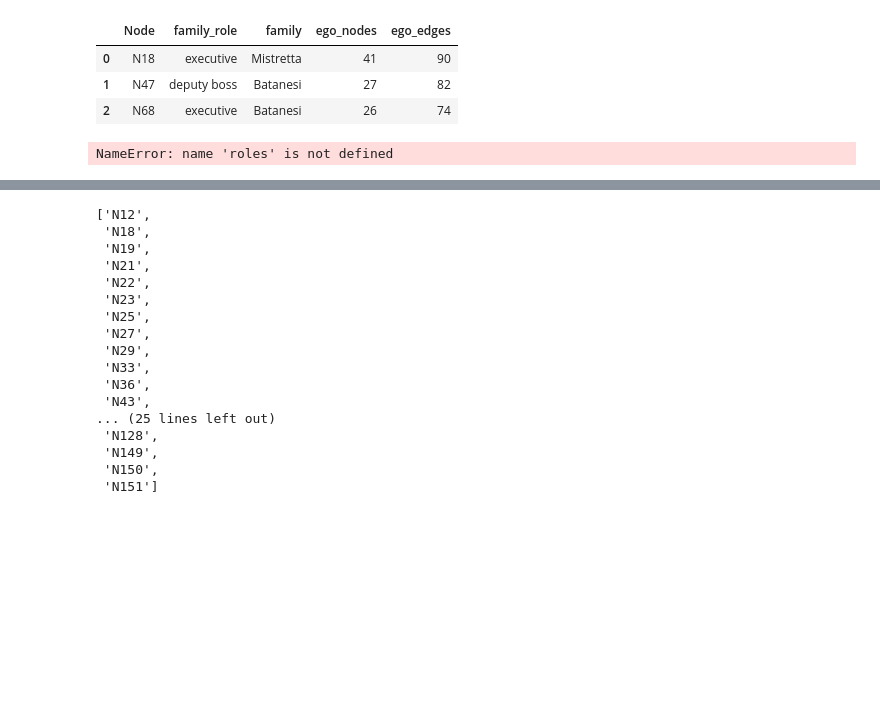
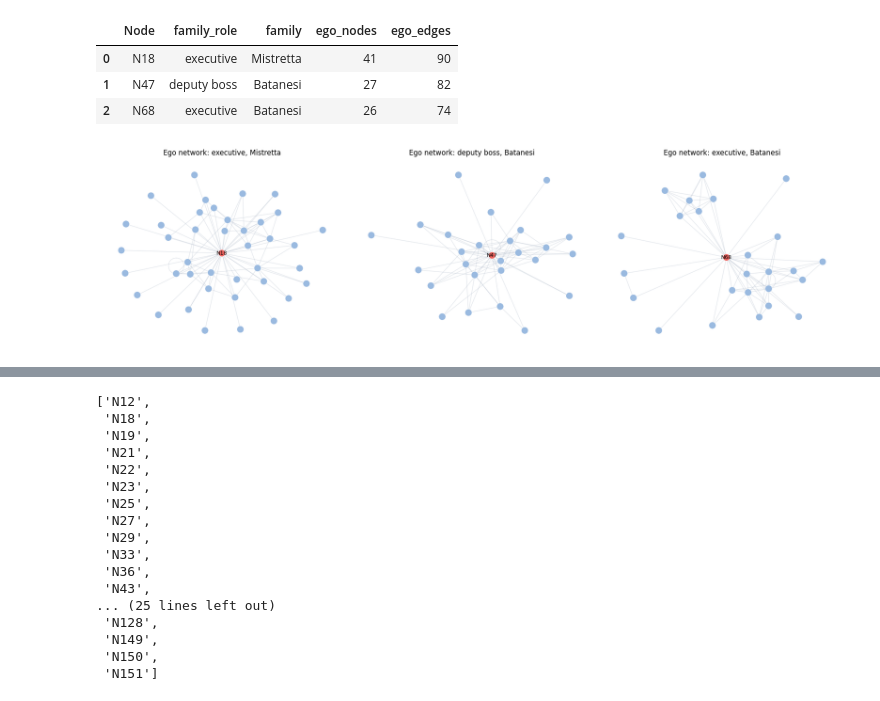
Before and after one commit to ignaciovadillos/The-Sicilian-Mafia---Network-Analysis, a Jupyter notebook: src/full_network_analysis.ipynb, the cells around one changed output, grey strips where cells are left out. Cells and saved outputs as stored; diff of their text form; code cells hidden in the pictures; blank space fills up the shorter version.

```diff
--- a/src/full_network_analysis.ipynb
+++ b/src/full_network_analysis.ipynb
@@ -383,22 +385,70 @@ pd.DataFrame(ego_summary_rows)
 | 2 | N68 | executive | Batanesi | 26 | 74 |
 # %%
 family_lookup = roles.set_index('Node')['family'].to_dict()
+role_lookup = roles.set_index('Node')['family_role'].to_dict()
+
 fig, axes = plt.subplots(1, len(top3_nodes), figsize=(6 * max(len(top3_nodes), 1), 5))
 axes = [axes] if len(top3_nodes) == 1 else axes
 
 for axis, node in zip(axes, top3_nodes):
     ego_graph = nx.ego_graph(full_graph.to_undirected(), node, radius=1)
-    position = nx.spring_layout(ego_graph, seed=42)
-    node_colors = ['tab:red' if n == node else 'tab:blue' for n in ego_graph.nodes()]
-    nx.draw_networkx(ego_graph, pos=position, ax=axis, node_color=node_colors, with_labels=True, node_size=500, font_size=8)
-    axis.set_title(f'Ego network: {node}')
-    axis.axis('off')
+
+    n = ego_graph.number_of_nodes()
+    position = nx.spring_layout(
+        ego_graph,
+        seed=42,
+        weight="weight",
+        k=1 / np.sqrt(n),
+        iterations=300
+    )
+
+    # Node colors (highlight center node)
+    node_colors = [
+        "#ee6460" if n == node else "#9abae0"
+        for n in ego_graph.nodes()
+    ]
+
+    # Draw edges (same style)
+    nx.draw_networkx_edges(
+        ego_graph,
+        pos=position,
+        ax=axis,
+        edge_color="#94a3b8",
+        alpha=0.30,
+        width=0.8,
+    )
+
+    # Draw nodes (same style)
+    nx.draw_networkx_nodes(
+        ego_graph,
+        pos=position,
+        ax=axis,
+        node_color=node_colors,
+        node_size=140,
+        edgecolors="white",
+        linewidths=0.5,
+    )
+
+    # Optional: label only center node (cleaner)
+    labels = {n: n if n == node else "" for n in ego_graph.nodes()}
+
+    nx.draw_networkx_labels(
+        ego_graph,
+        pos=position,
+        labels=labels,
+        font_size=9,
+        font_color="black",
+        ax=axis
+    )
+
+    family = family_lookup.get(node, "Unknown")
+    family_role = role_lookup.get(node, "Unknown")
+
+    axis.set_title(f"Ego network: {family_role}, {family}")
+    axis.axis("off")
 
 plt.tight_layout()
 plt.savefig('../reports/figures/top3_actors.png')
 plt.show()
-
-# TODO: replace this starter plot with the final styled figure for publication.
-# Suggested improvements: family-based colors, legend, weighted edge widths, and labels for role/rank.
 # %% [output]
-NameError: name 'roles' is not defined
+[figure, added]
```
Also changed, not shown: parts of 7 cells of this notebook, 4 other files.
